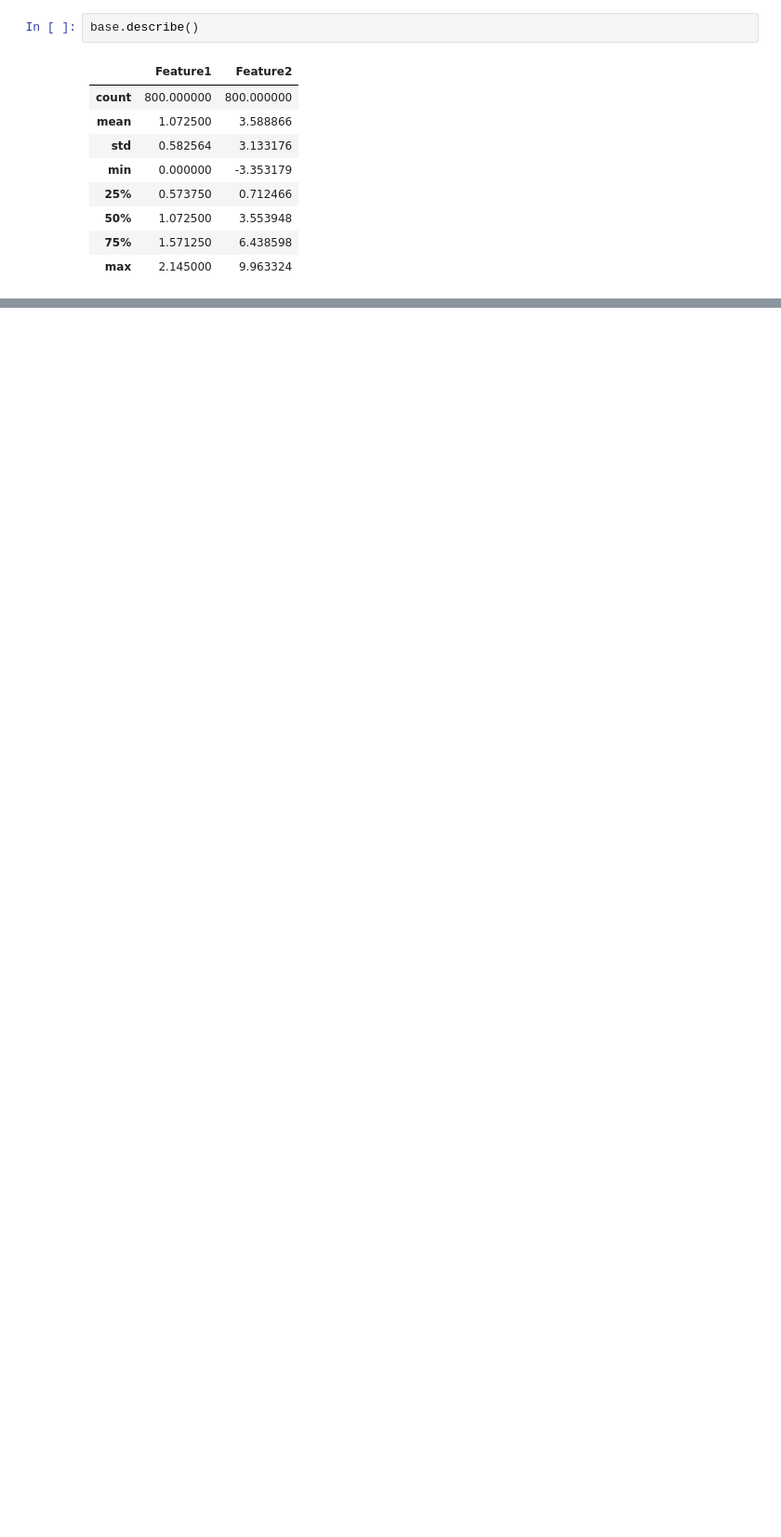
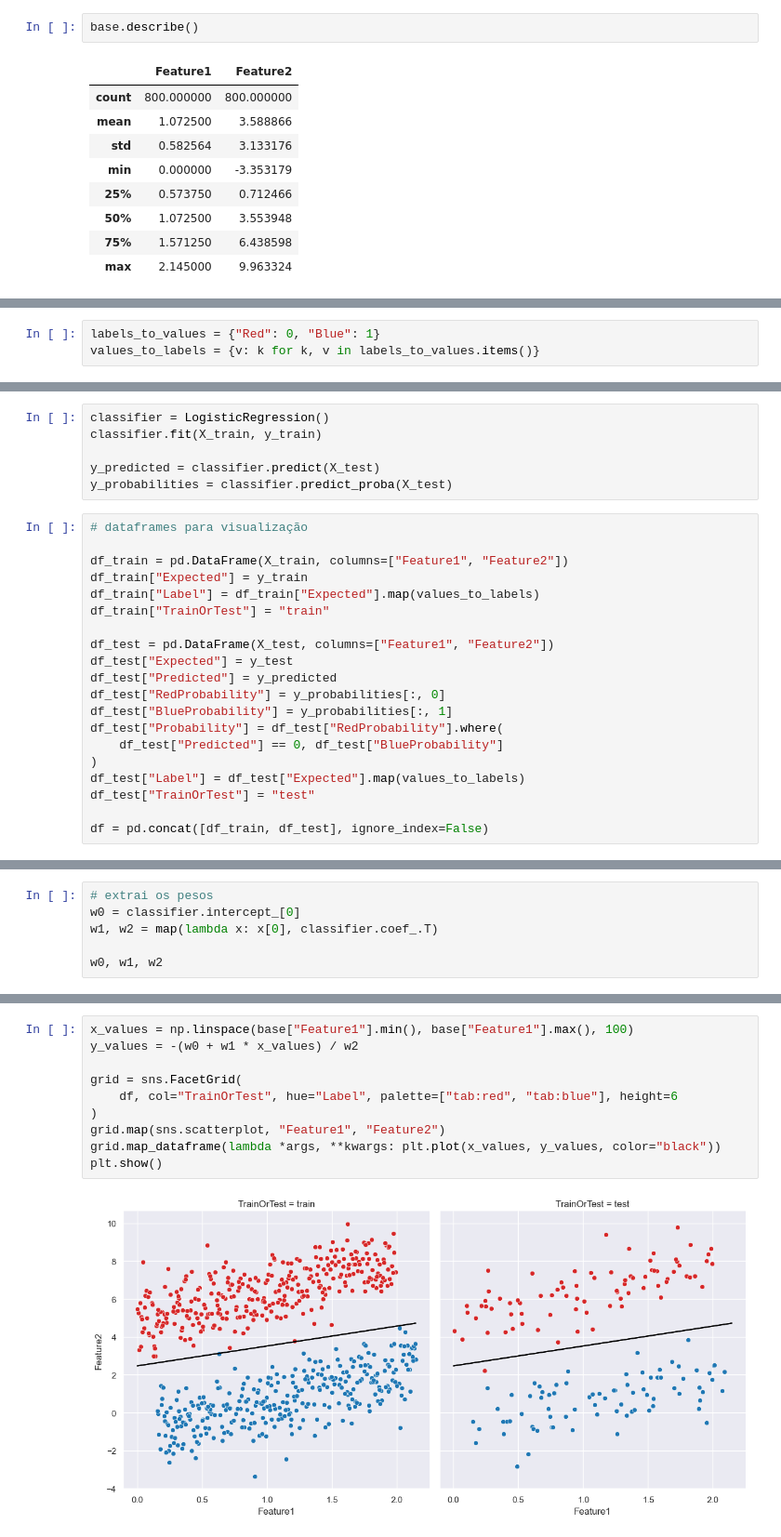
Before and after one commit to c-sant/ai-ec9, a Jupyter notebook: Carlos_Santos_N1_B1_S1_2024.ipynb, the cells around one changed output, grey strips where cells are left out. Shown: that part at 93% size. Drawn from its saved outputs; the diff is of its cells as text; blank space fills up the shorter version.

```diff
--- a/Carlos_Santos_N1_B1_S1_2024.ipynb
+++ b/Carlos_Santos_N1_B1_S1_2024.ipynb
@@ -571,0 +74,3 @@ blue_features = df_blue[["Bias", "Feature1"]]
+# %%
+labels_to_values = {"Red": 0, "Blue": 1}
+values_to_labels = {v: k for k, v in labels_to_values.items()}
@@ -571,0 +88,26 @@ blue_features = df_blue[["Bias", "Feature1"]]
+# %%
+classifier = LogisticRegression()
+classifier.fit(X_train, y_train)
+
+y_predicted = classifier.predict(X_test)
+y_probabilities = classifier.predict_proba(X_test)
+# %%
+# dataframes para visualização
+
+df_train = pd.DataFrame(X_train, columns=["Feature1", "Feature2"])
+df_train["Expected"] = y_train
+df_train["Label"] = df_train["Expected"].map(values_to_labels)
+df_train["TrainOrTest"] = "train"
+
+df_test = pd.DataFrame(X_test, columns=["Feature1", "Feature2"])
+df_test["Expected"] = y_test
+df_test["Predicted"] = y_predicted
+df_test["RedProbability"] = y_probabilities[:, 0]
+df_test["BlueProbability"] = y_probabilities[:, 1]
+df_test["Probability"] = df_test["RedProbability"].where(
+    df_test["Predicted"] == 0, df_test["BlueProbability"]
+)
+df_test["Label"] = df_test["Expected"].map(values_to_labels)
+df_test["TrainOrTest"] = "test"
+
+df = pd.concat([df_train, df_test], ignore_index=False)
@@ -571,0 +116,6 @@ blue_features = df_blue[["Bias", "Feature1"]]
+# %%
+# extrai os pesos
+w0 = classifier.intercept_[0]
+w1, w2 = map(lambda x: x[0], classifier.coef_.T)
+
+w0, w1, w2
@@ -571,0 +124,12 @@ blue_features = df_blue[["Bias", "Feature1"]]
+# %%
+x_values = np.linspace(base["Feature1"].min(), base["Feature1"].max(), 100)
+y_values = -(w0 + w1 * x_values) / w2
+
+grid = sns.FacetGrid(
+    df, col="TrainOrTest", hue="Label", palette=["tab:red", "tab:blue"], height=6
+)
+grid.map(sns.scatterplot, "Feature1", "Feature2")
+grid.map_dataframe(lambda *args, **kwargs: plt.plot(x_values, y_values, color="black"))
+plt.show()
+# %% [output]
+[figure, added]
```
Also changed, not shown: parts of 63 cells of this notebook.
